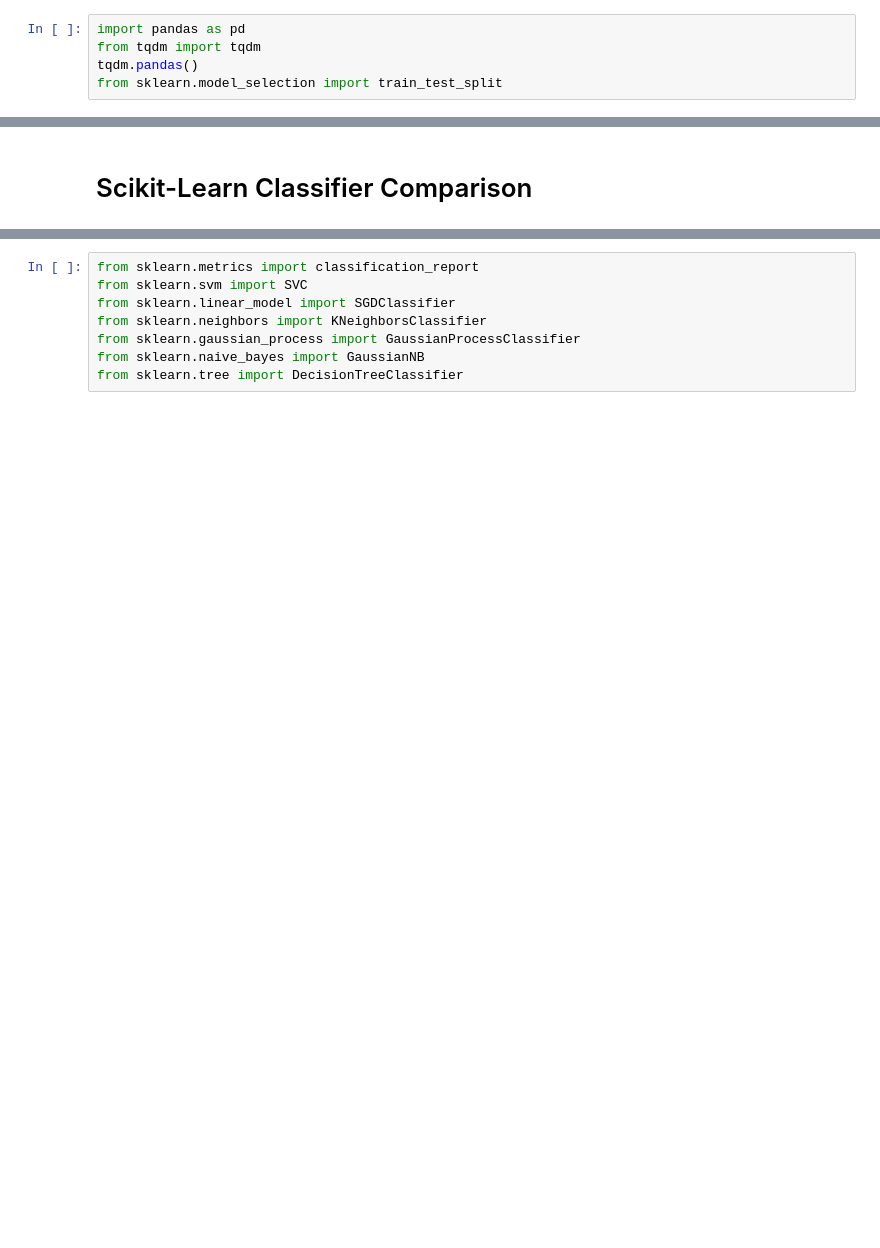
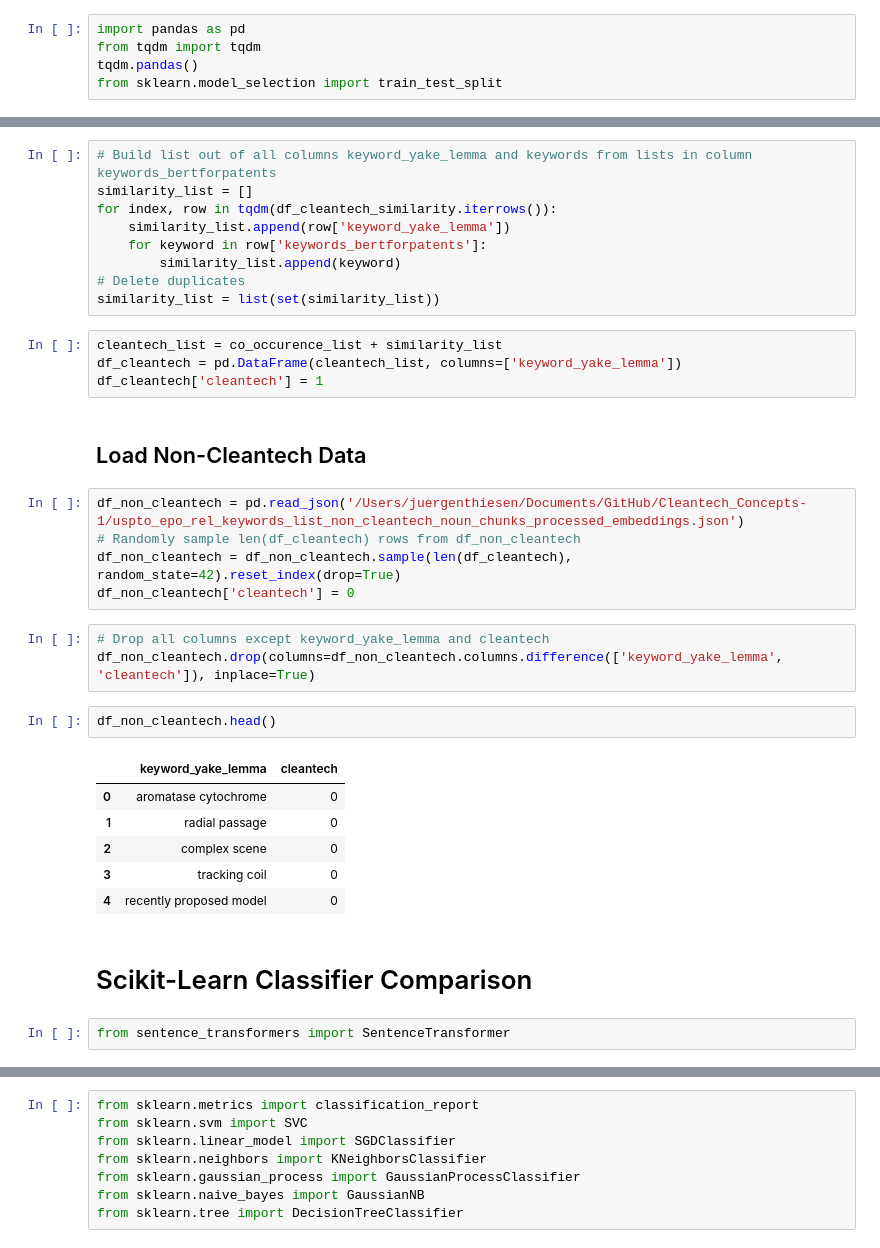
Before and after one commit to juergenct/Cleantech-Concepts, a Jupyter notebook: 08 Classifier/yake_keywords_noun_chunks_classifier_test.ipynb, the cells around one changed output, grey strips where cells are left out. Saved outputs shown, nothing was run; the diff lists cells and outputs as text; blank space fills up the shorter version.

```diff
--- a/08 Classifier/yake_keywords_noun_chunks_classifier_test.ipynb
+++ b/08 Classifier/yake_keywords_noun_chunks_classifier_test.ipynb
@@ -25,2 +30,36 @@ X_train, X_test, y_train, y_test = train_test_split(df['...'], df['cleantech'],
+# %%
+# Build list out of all columns keyword_yake_lemma and keywords from lists in column keywords_bertforpatents
+similarity_list = []
+for index, row in tqdm(df_cleantech_similarity.iterrows()):
+    similarity_list.append(row['keyword_yake_lemma'])
+    for keyword in row['keywords_bertforpatents']:
+        similarity_list.append(keyword)
+# Delete duplicates
+similarity_list = list(set(similarity_list))
+# %%
+cleantech_list = co_occurence_list + similarity_list
+df_cleantech = pd.DataFrame(cleantech_list, columns=['keyword_yake_lemma'])
+df_cleantech['cleantech'] = 1
+# %% [markdown]
+## Load Non-Cleantech Data
+# %%
+df_non_cleantech = pd.read_json('/Users/juergenthiesen/Documents/GitHub/Cleantech_Concepts-1/uspto_epo_rel_keywords_list_non_cleantech_noun_chunks_processed_embeddings.json')
+# Randomly sample len(df_cleantech) rows from df_non_cleantech
+df_non_cleantech = df_non_cleantech.sample(len(df_cleantech), random_state=42).reset_index(drop=True)
+df_non_cleantech['cleantech'] = 0
+# %%
+# Drop all columns except keyword_yake_lemma and cleantech
+df_non_cleantech.drop(columns=df_non_cleantech.columns.difference(['keyword_yake_lemma', 'cleantech']), inplace=True)
+# %%
+df_non_cleantech.head()
+# %% [output]
+|  | keyword_yake_lemma | cleantech |
+| 0 | aromatase cytochrome | 0 |
+| 1 | radial passage | 0 |
+| 2 | complex scene | 0 |
+| 3 | tracking coil | 0 |
+| 4 | recently proposed model | 0 |
 # %% [markdown]
 # Scikit-Learn Classifier Comparison
+# %%
+from sentence_transformers import SentenceTransformer
```
Also changed, not shown: parts of 12 cells of this notebook, 1 other file.
